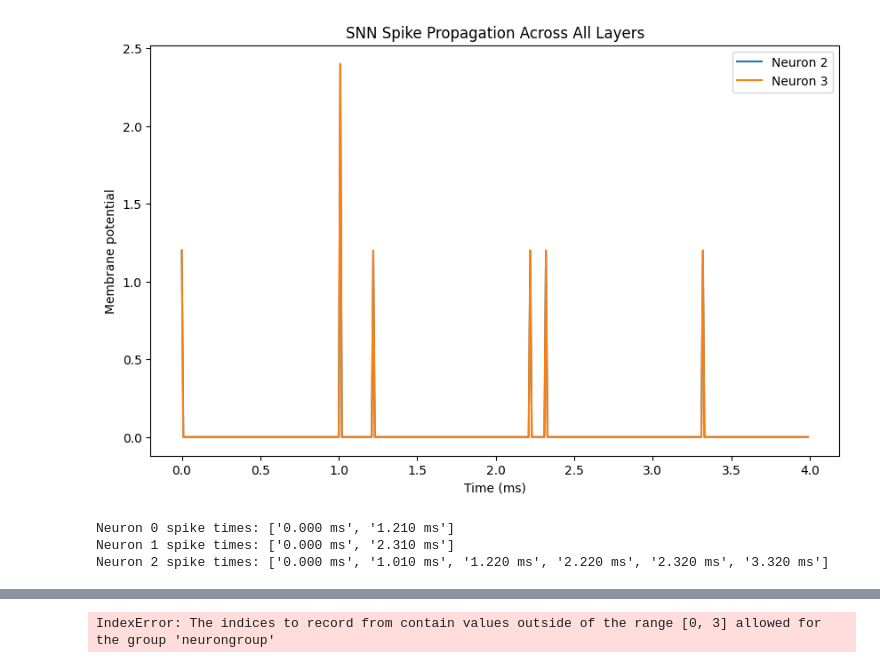
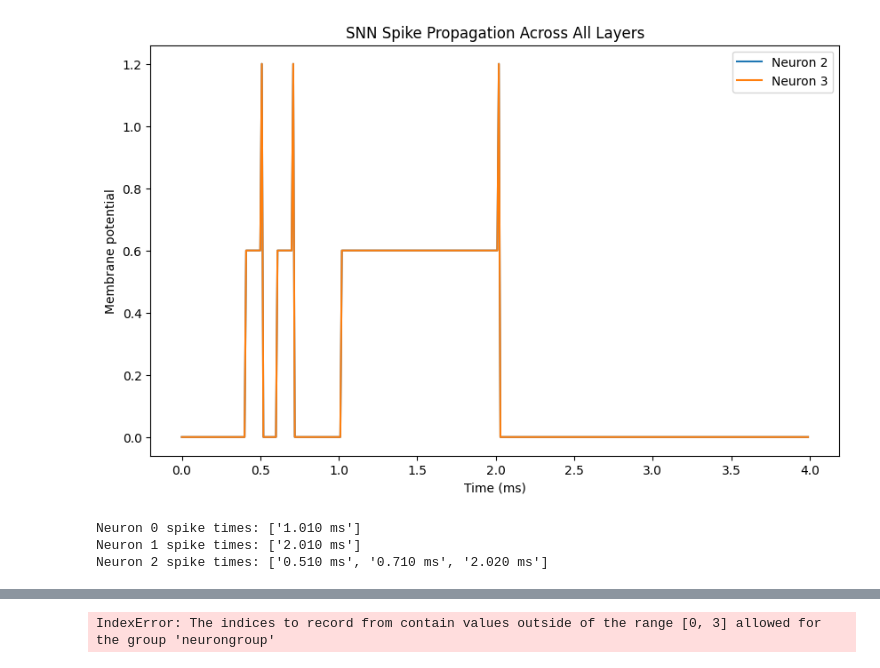
Before and after one commit to Ian3133/Dissertation, a Jupyter notebook: yggdrasil.ipynb, the cells around one changed output, grey strips where cells are left out. Drawn from its saved outputs; the diff is of its cells as text; code cells hidden in the pictures.

Commit message:
spike gen on syn now

```diff
--- a/yggdrasil.ipynb
+++ b/yggdrasil.ipynb
@@ -41,12 +41,12 @@ def Ygg_2nd_layer(inputs, taus):
             v = 0
             spikes_fired += 1
         ''', method='exact')
-    neurons.v = 1.2
+    neurons.v = 0.0
     neurons.spikes_fired = 0
     neurons.tau_fire_time = 4 # should be runtime to start
+    #neurons[2:].threshold = 2
 
-
-    stim = SpikeGeneratorGroup(2, indices=[0,1], times=inputs * ms)
+    stim = SpikeGeneratorGroup(2, indices=[0,1], times= inputs * ms)
 
 
     syn_input = Synapses(stim, neurons[0:2], '''
@@ -60,17 +60,20 @@ def Ygg_2nd_layer(inputs, taus):
     # might need to change synapcies inputs to differnt 2:4 or somthnig
     syn_hidden = Synapses(neurons[0:2], neurons[2:4], '''
     ''', on_pre='''
-        v += 1.2
+        v += 0.6
     ''')
     syn_hidden.connect()
 
+    stim_tau_hidden = SpikeGeneratorGroup(4, indices=[2,2,3,3], times = taus * ms)
 
-    syn_hidden_tau = Synapses(neurons[0:2], neurons[2:4], '''
+    syn_tau_hidden = Synapses(stim_tau_hidden, neurons[2:4], '''
     ''', on_pre='''
-        v += 1.2
-    ''', delay = 1*ms)
+        v += 0.6
+    ''')
 
-    syn_hidden_tau.connect()
+    syn_tau_hidden.connect()
+
+    #yn_hidden_tau.delay[:] = taus * ms
 
 #v += (tau_fire(spikes_fired, tau_fire_time, global_clock) * 1.2)
 
@@ -78,36 +81,36 @@ def Ygg_2nd_layer(inputs, taus):
         global_clock += 0.01
     ''', dt=0.01*ms)
 
     mon = StateMonitor(neurons, 'v', record=True, dt=0.01*ms)
     spikemon = SpikeMonitor(neurons)
 
     run(4*ms)
 
     # Plot v
     figure(figsize=(10, 6))
     for i in range(2, 4):
         plot(mon.t/ms, mon.v[i], label=f'Neuron {i}')
     xlabel('Time (ms)')
     ylabel('Membrane potential')
     legend()
     title('SNN Spike Propagation Across All Layers')
     show()
 
     for i in range(0,3):
         times = spikemon.spike_trains()[i]
         if len(times) > 0:
             formatted_times = [f"{t/ms:.3f} ms" for t in times]
             print(f"Neuron {i} spike times: {formatted_times}")
 
 
 
-inputs = [1.2, 2.3]
-taus = [1, 1.2, 1.3, 1.4] # will test by changing and seeing result later
+inputs = [1.0, 2.0]
+taus = [0.4, 0.5, 0.6, 0.7] # will test by changing and seeing result later
 # assuming 2x2 here
 
 Ygg_2nd_layer(inputs, taus)
 # %% [output]
-[figure, old version]
+[figure, new version]
-Neuron 0 spike times: ['0.000 ms', '1.210 ms']
-Neuron 1 spike times: ['0.000 ms', '2.310 ms']
-Neuron 2 spike times: ['0.000 ms', '1.010 ms', '1.220 ms', '2.220 ms', '2.320 ms', '3.320 ms']
+Neuron 0 spike times: ['1.010 ms']
+Neuron 1 spike times: ['2.010 ms']
+Neuron 2 spike times: ['0.510 ms', '0.710 ms', '2.020 ms']
```
Also changed, not shown: parts of 1 cell of this notebook.
